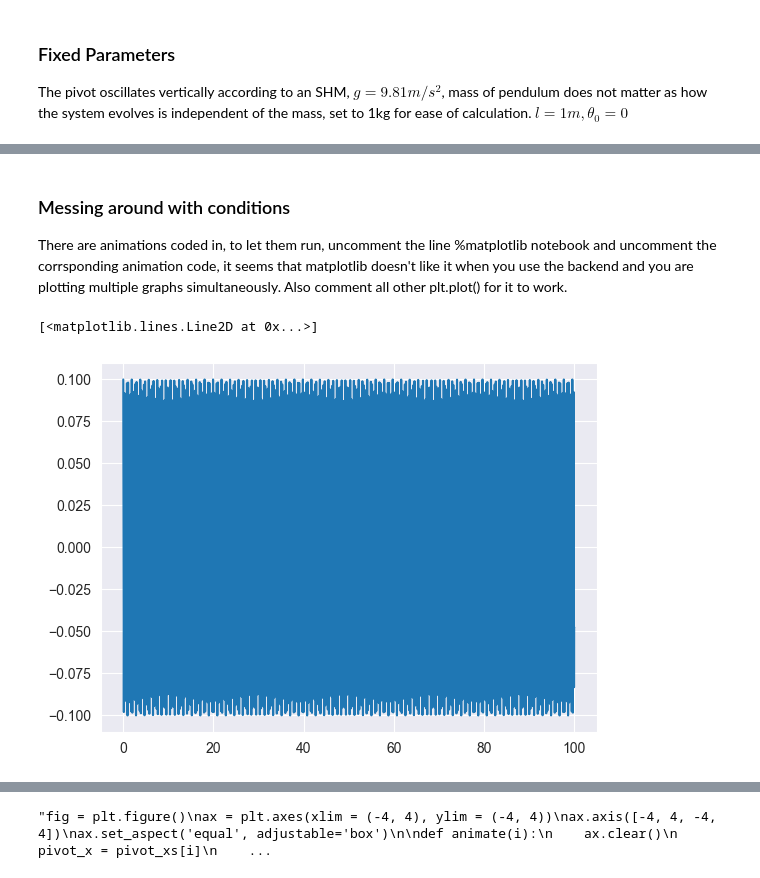
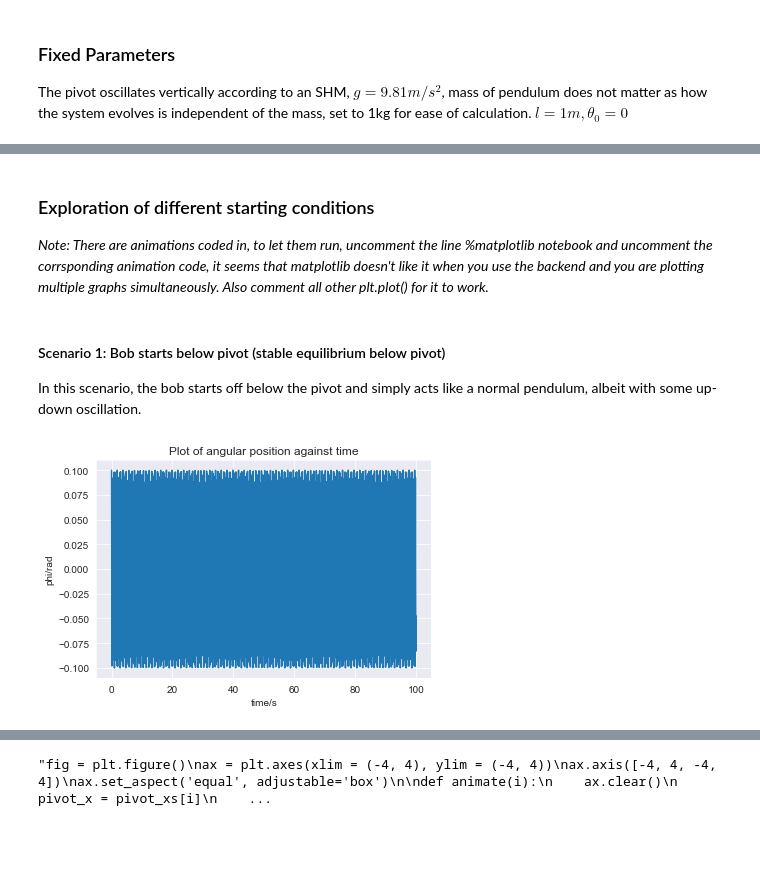
Before and after one commit to oliverysfx/Kapitza-Pendulum, a Jupyter notebook: report.ipynb, the cells around one changed output, grey strips where cells are left out. Drawn from its saved outputs; the diff is of its cells as text; code cells hidden in the pictures; blank space fills up the shorter version.

```diff
--- a/report.ipynb
+++ b/report.ipynb
@@ -36,14 +36,18 @@ The pivot oscillates vertically according to an SHM, $ g = 9.81m/s^2 $, mass of
     \dot\varphi &= \frac{d}{dt}\varphi \\
 \end{align*}
 # %% [markdown]
-### Messing around with conditions
-There are animations coded in, to let them run, uncomment the line %matplotlib notebook and uncomment the corrsponding animation code, it seems that matplotlib doesn't like it when you use the backend and you are plotting multiple graphs simultaneously. Also comment all other plt.plot() for it to work.
+### Exploration of different starting conditions
+<i>Note: There are animations coded in, to let them run, uncomment the line %matplotlib notebook and uncomment the corrsponding animation code, it seems that matplotlib doesn't like it when you use the backend and you are plotting multiple graphs simultaneously. Also comment all other plt.plot() for it to work.</i>
 # %%
 import matplotlib.pyplot as plt
 import math
 import seaborn as sns
 from matplotlib.animation import FuncAnimation
 #%matplotlib notebook
+# %% [markdown]
+#### Scenario 1: Bob starts below pivot (stable equilibrium below pivot)
+
+In this scenario, the bob starts off below the pivot and simply acts like a normal pendulum, albeit with some up-down oscillation.
 # %%
 #simulation
 g = 9.81
@@ -64,35 +68,37 @@ phidot = phidot0
 
 period = 100
 dt = 0.0001
 intervals = int(period/dt)
 
 t_list = []
 phi_list = []
 phidot_list = []
 energy_list = []
 
 for i in range(intervals):
     t = i*dt
     fphi0 = dphidt(t,phi,phidot)
     fphidot0 = dphidotdt(t,phi,phidot)
     fphi1 = dphidt(t+0.5*dt,phi+0.5*dt*fphi0,phidot+0.5*dt*fphidot0)
     fphidot1 = dphidotdt(t+0.5*dt,phi+0.5*dt*fphi0,phidot+0.5*dt*fphidot0)
     fphi2= dphidt(t+0.5*dt,phi+0.5*dt*fphi1,phidot+0.5*dt*fphidot1)
     fphidot2 = dphidotdt(t+0.5*dt,phi+0.5*dt*fphi1,phidot+0.5*dt*fphidot1)
     fphi3 = dphidt(t+dt,phi+dt*fphi2,phidot+dt*fphidot2)
     fphidot3 = dphidotdt(t+dt,phi+dt*fphi2,phidot+dt*fphidot2)
     phidot = phidot + dt/6*(fphidot0+2*fphidot1+2*fphidot2+fphidot3)
     phi = phi + dt/6*(fphi0+2*fphi1+2*fphi2+fphi3)
     phidot_list.append(phidot)
     phi_list.append(phi)
     t_list.append(t + dt)
     energy_list.append((l * phidot)**2/2 + a * l * nu * math.sin(nu * (t + dt)) * math.sin(phi) * phidot + (a * nu * math.sin(nu * (t + dt)))**2 / 2 - g * (l * math.cos(phi) + a * math.cos(nu * (t + dt))))
 
 fig = plt.figure()
 plt.plot(t_list,phi_list)
+plt.title("Plot of angular position against time")
+plt.xlabel("time/s")
+plt.ylabel("phi/rad");
 # %% [output]
-[<matplotlib.lines.Line2D at 0x...>]
-[figure, old version]
+[figure, new version]
 # %%
 fig = plt.figure()
 plt.plot(t_list[::10000],energy_list[::10000])
```
Also changed, not shown: parts of 28 cells of this notebook.
